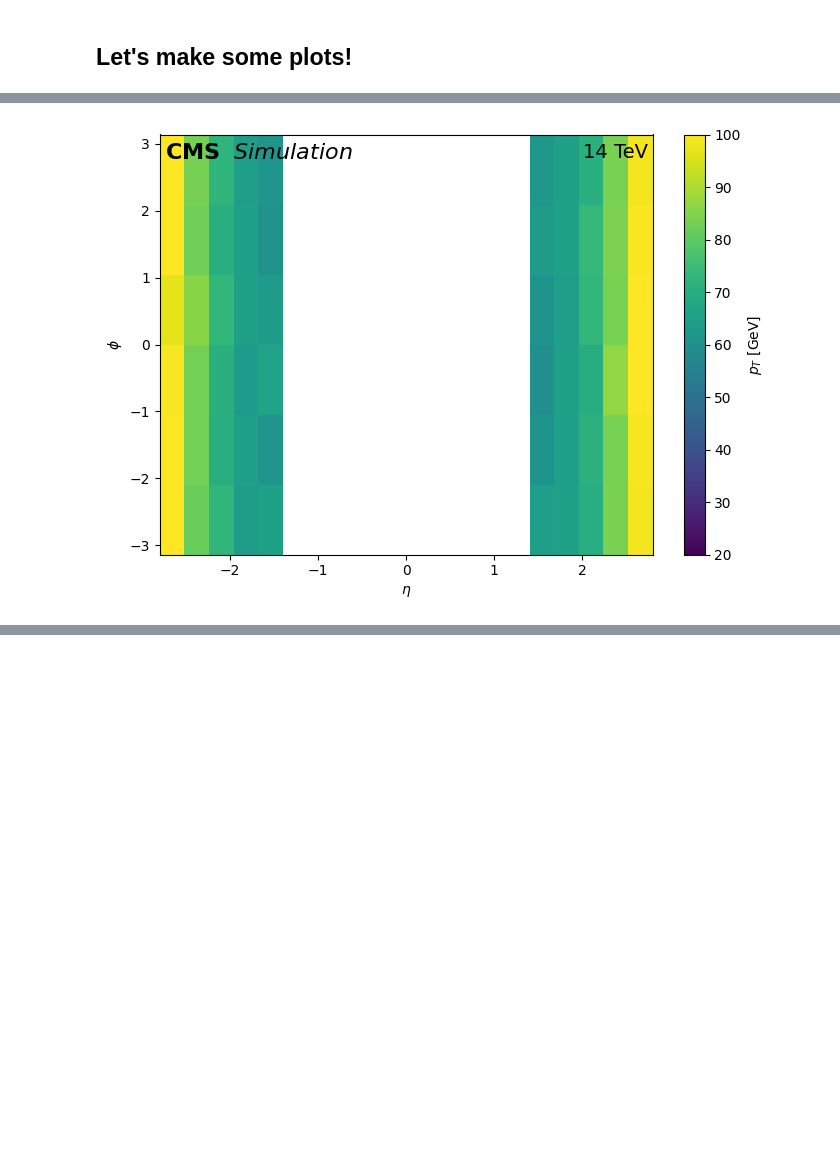
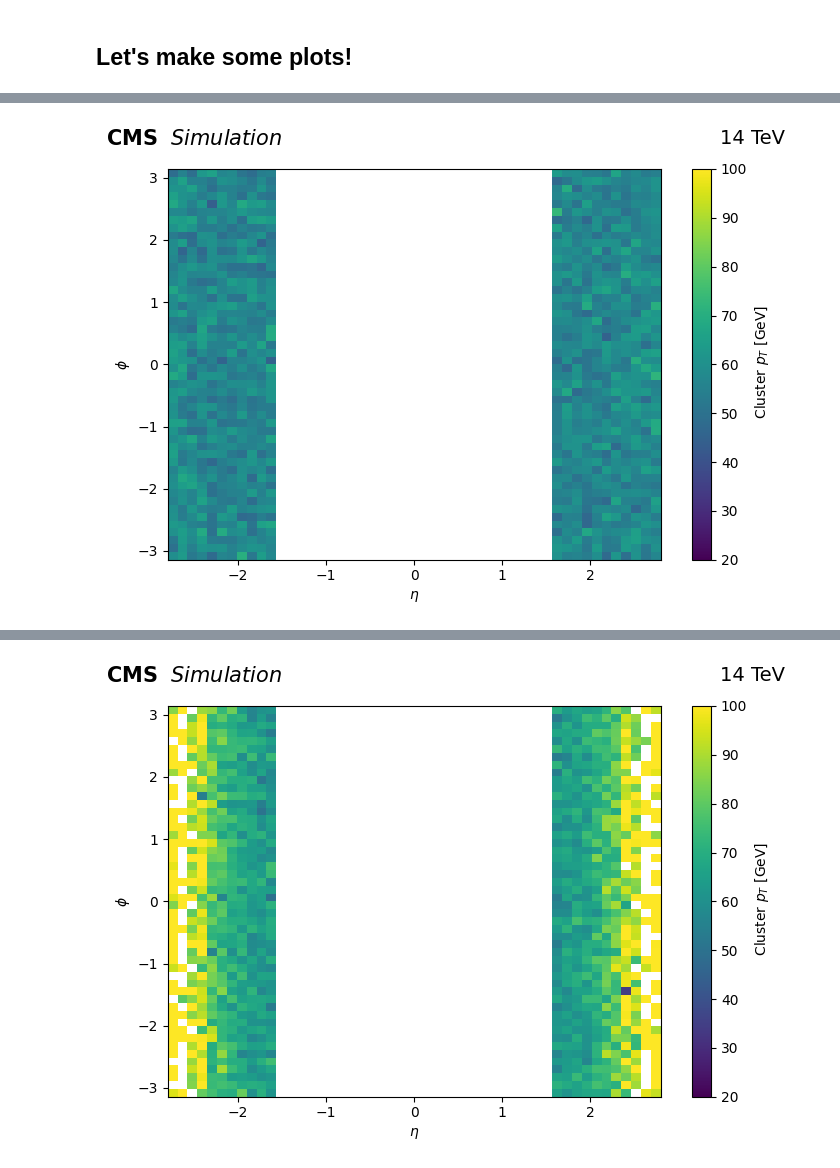
Before and after one commit to tdebnath16/shower_shape_studies, a Jupyter notebook: training_newalgo.ipynb, the cells around one changed output, grey strips where cells are left out. Saved outputs shown, nothing was run; the diff lists cells and outputs as text; code cells hidden in the pictures; blank space fills up the shorter version.

```diff
--- a/training_newalgo.ipynb
+++ b/training_newalgo.ipynb
@@ -176,11 +160,11 @@ PU_df_p045['label'] = 1'''
 # %%
-all_dfs = [qcd_df_p016_filtered, photon_df_p016_filtered, PU_df_p016, pion_df_p016_filtered]
+all_dfs = [qcd_df_Ref_filtered, photon_df_Ref_filtered, PU_df_Ref, pion_df_Ref_filtered]
 for i in range(len(all_dfs)):
-    all_dfs[i] = all_dfs[i][ana.columns_for_training('p016Tri') + ['label']]
+    all_dfs[i] = all_dfs[i][ana.columns_for_training('Ref') + ['label']]
 # %%
 df_combined = pd.concat(all_dfs, ignore_index=True)
 # %%
-X = df_combined[ana.columns_for_training('p016Tri')]
+X = df_combined[ana.columns_for_training('Ref')]
 y = df_combined['label']
 sample_weights = compute_sample_weight(class_weight='balanced', y=y)
 # %%
@@ -189,7 +173,7 @@ X_train, X_test, y_train, y_test, w_train, w_test = train_test_split(
 )
 # %%
 model = xgb.XGBClassifier(
-    objective='auc',
+    objective='multi:softmax',
     num_class=4,
     max_depth=5,
     n_estimators=45,
@@ -344,0 +442,11 @@ shap.summary_plot(shap_vals_qcd, X_test, feature_names=ana.columns_for_training(
+# %%
+shap_vals_qcd = shap_values[:, :, 2]
+shap.summary_plot(shap_vals_qcd, X_test, feature_names=ana.columns_for_training('Ref'), show=False)
+plt.title("QCD", fontsize=14, pad=10)
+fig = plt.gcf()
+fig.set_size_inches(8,8)
+plt.subplots_adjust(top=0.90, right=0.95)
+fig.text(0.10, 0.97, r"$\bf{CMS}$  $\it{Simulation}$", ha="left", va="top", fontsize=12)
+fig.text(0.88, 0.97, "14 TeV", ha="right", va="top", fontsize=14)
+plt.savefig("newsamples_Ref_plots/SHAP_qcd.pdf", dpi = 300)
+plt.show()
@@ -500,20 +613,51 @@ def plot_eta_phi_pt(df,
     plt.show()
     plt.close(fig)
 # %%
+plot_eta_phi_pt(
+    df=photon_df_p0113_filtered,
+    eta_col="cl3d_p0113Tri_eta",
+    phi_col="cl3d_p0113Tri_phi",
+    pt_col="cl3d_p0113Tri_pt",
+    mode="meanpt",
+    bins_eta=50,
+    bins_phi=50,
+    eta_range=(-2.8, 2.8),
+    phi_range=(-np.pi, np.pi),
+    pt_range=(20, 100),
+    left_status="Simulation",
+    energy_text="14 TeV",
+    outfile="eta_phi_meanpt_p0113.pdf"
+)
+
 plot_eta_phi_pt(
     df=photon_df_p016_filtered,
     eta_col="cl3d_p016Tri_eta",
     phi_col="cl3d_p016Tri_phi",
     pt_col="cl3d_p016Tri_pt",
     mode="meanpt",
-    bins_eta=30,
-    bins_phi=30,
+    bins_eta=50,
+    bins_phi=50,
     eta_range=(-2.8, 2.8),
     phi_range=(-np.pi, np.pi),
     pt_range=(20, 100),
     left_status="Simulation",
     energy_text="14 TeV",
-    outfile="eta_phi_scatter_p016.png"
+    outfile="eta_phi_scatter_p016.pdf"
+)
+plot_eta_phi_pt(
+    df=photon_df_p03_filtered,
+    eta_col="cl3d_p03Tri_eta",
+    phi_col="cl3d_p03Tri_phi",
+    pt_col="cl3d_p03Tri_pt",
+    mode="meanpt",
+    bins_eta=50,
+    bins_phi=50,
+    eta_range=(-2.8, 2.8),
+    phi_range=(-np.pi, np.pi),
+    pt_range=(20, 100),
+    left_status="Simulation",
+    energy_text="14 TeV",
+    outfile="eta_phi_meanpt_p03.pdf"
 )
 plot_eta_phi_pt(
     df=photon_df_p045_filtered,
@@ -521,28 +665,13 @@ plot_eta_phi_pt(
     phi_col="cl3d_p045Tri_phi",
     pt_col="cl3d_p045Tri_pt",
     mode="meanpt",
-    bins_eta=20,
-    bins_phi=6,
+    bins_eta=50,
+    bins_phi=50,
     eta_range=(-2.8, 2.8),
     phi_range=(-np.pi, np.pi),
     pt_range=(20, 100),
     left_status="Simulation",
     energy_text="14 TeV",
-    outfile="eta_phi_meanpt_p045_genmatched.png"
+    outfile="eta_phi_meanpt_p045_.pdf"
 )
-plot_eta_phi_pt(
-    df=photon_df_p03_filtered,
-    eta_col="cl3d_p03Tri_eta",
-    phi_col="cl3d_p03Tri_phi",
-    pt_col="cl3d_p03Tri_pt",
-    mode="meanpt",
-    bins_eta=20,
-    bins_phi=20,
-    eta_range=(-2.8, 2.8),
-    phi_range=(-np.pi, np.pi),
-    pt_range=(20, 100),
-    left_status="Simulation",
-    energy_text="14 TeV",
-    outfile="eta_phi_meanpt_p03.png"
-)
 # %% [output]
@@ -550 +679 @@ plot_eta_phi_pt(
-[figure, old version]
+[figure, new version]
@@ -551,0 +681 @@ plot_eta_phi_pt(
+[figure, added]
```
Also changed, not shown: parts of 32 cells of this notebook, 2 other files.
